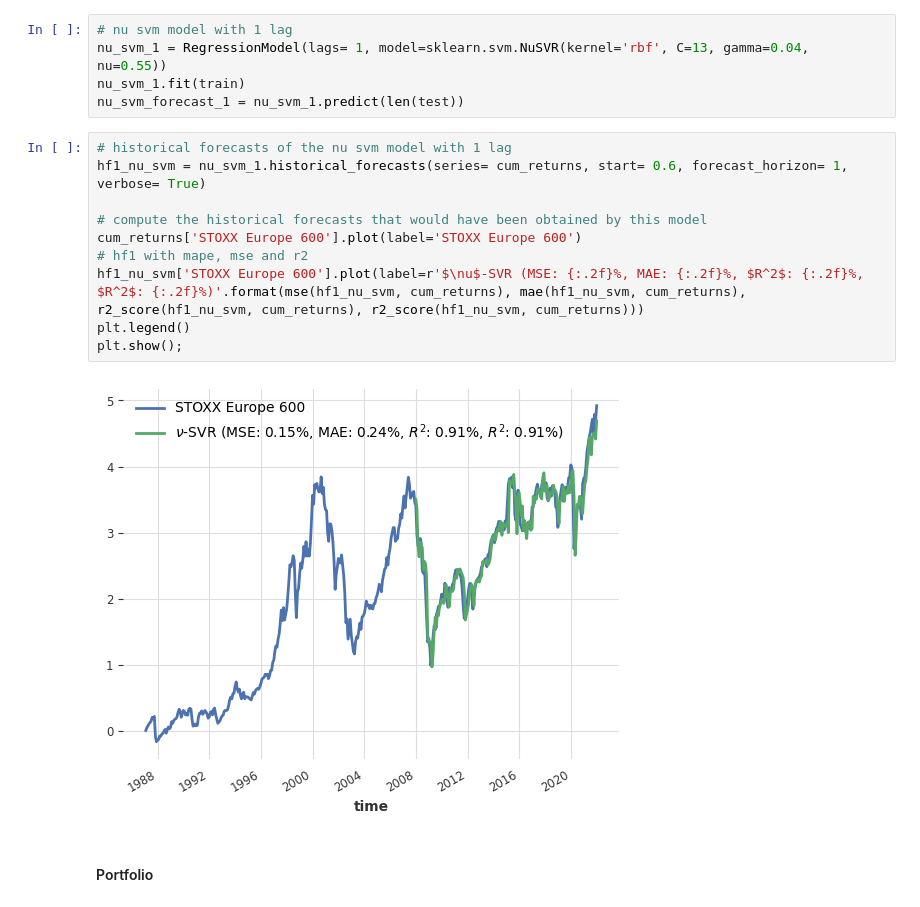
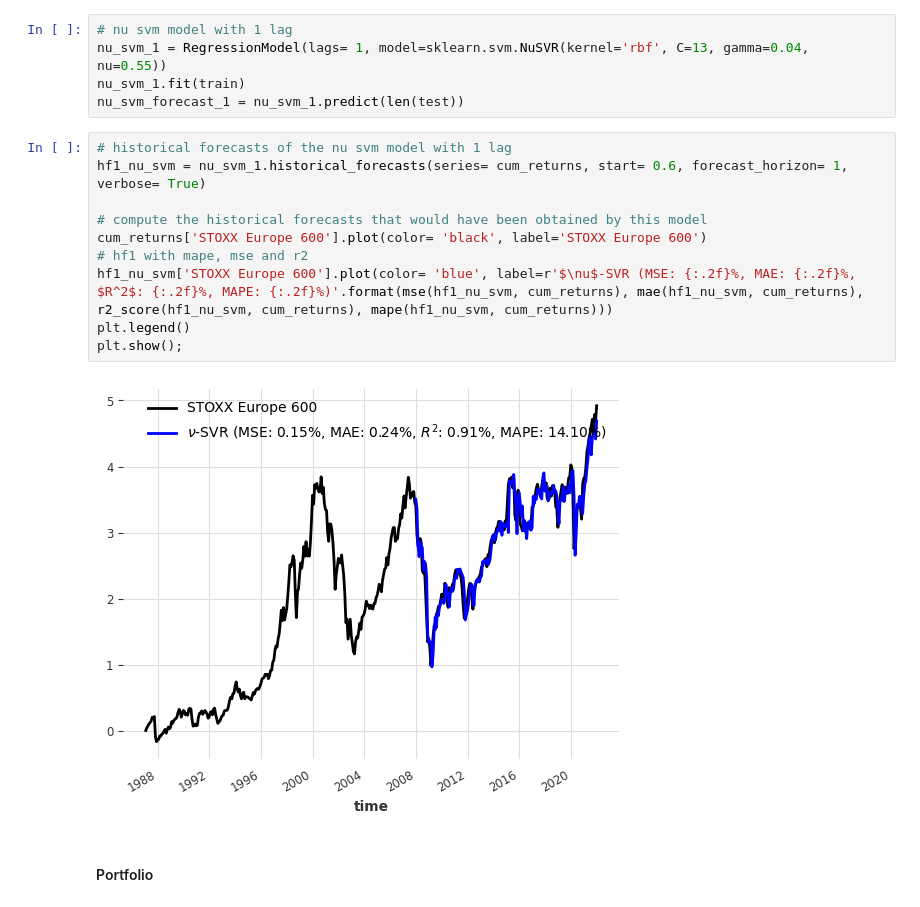
Before and after one commit to Ankru98/masterthesis, a Jupyter notebook: 4_nonlinear_machine_learning.ipynb, the cells around one changed output. Saved outputs shown, nothing was run; the diff lists cells and outputs as text.

```diff
--- a/4_nonlinear_machine_learning.ipynb
+++ b/4_nonlinear_machine_learning.ipynb
@@ -444,15 +444,15 @@ nu_svm_forecast_1 = nu_svm_1.predict(len(test))
 # %%
 # historical forecasts of the nu svm model with 1 lag
 hf1_nu_svm = nu_svm_1.historical_forecasts(series= cum_returns, start= 0.6, forecast_horizon= 1, verbose= True)
 
 # compute the historical forecasts that would have been obtained by this model
-cum_returns['STOXX Europe 600'].plot(label='STOXX Europe 600')
+cum_returns['STOXX Europe 600'].plot(color= 'black', label='STOXX Europe 600')
 # hf1 with mape, mse and r2
-hf1_nu_svm['STOXX Europe 600'].plot(label=r'$\nu$-SVR (MSE: {:.2f}%, MAE: {:.2f}%, $R^2$: {:.2f}%, $R^2$: {:.2f}%)'.format(mse(hf1_nu_svm, cum_returns), mae(hf1_nu_svm, cum_returns), r2_score(hf1_nu_svm, cum_returns), r2_score(hf1_nu_svm, cum_returns)))
+hf1_nu_svm['STOXX Europe 600'].plot(color= 'blue', label=r'$\nu$-SVR (MSE: {:.2f}%, MAE: {:.2f}%, $R^2$: {:.2f}%, MAPE: {:.2f}%)'.format(mse(hf1_nu_svm, cum_returns), mae(hf1_nu_svm, cum_returns), r2_score(hf1_nu_svm, cum_returns), mape(hf1_nu_svm, cum_returns)))
 plt.legend()
 plt.show();
 # %% [output]
-[figure, old version]
+[figure, new version]
 # %% [markdown]
 #### Portfolio
 # %%
```
Also changed, not shown: parts of 7 cells of this notebook, 18 other files.
